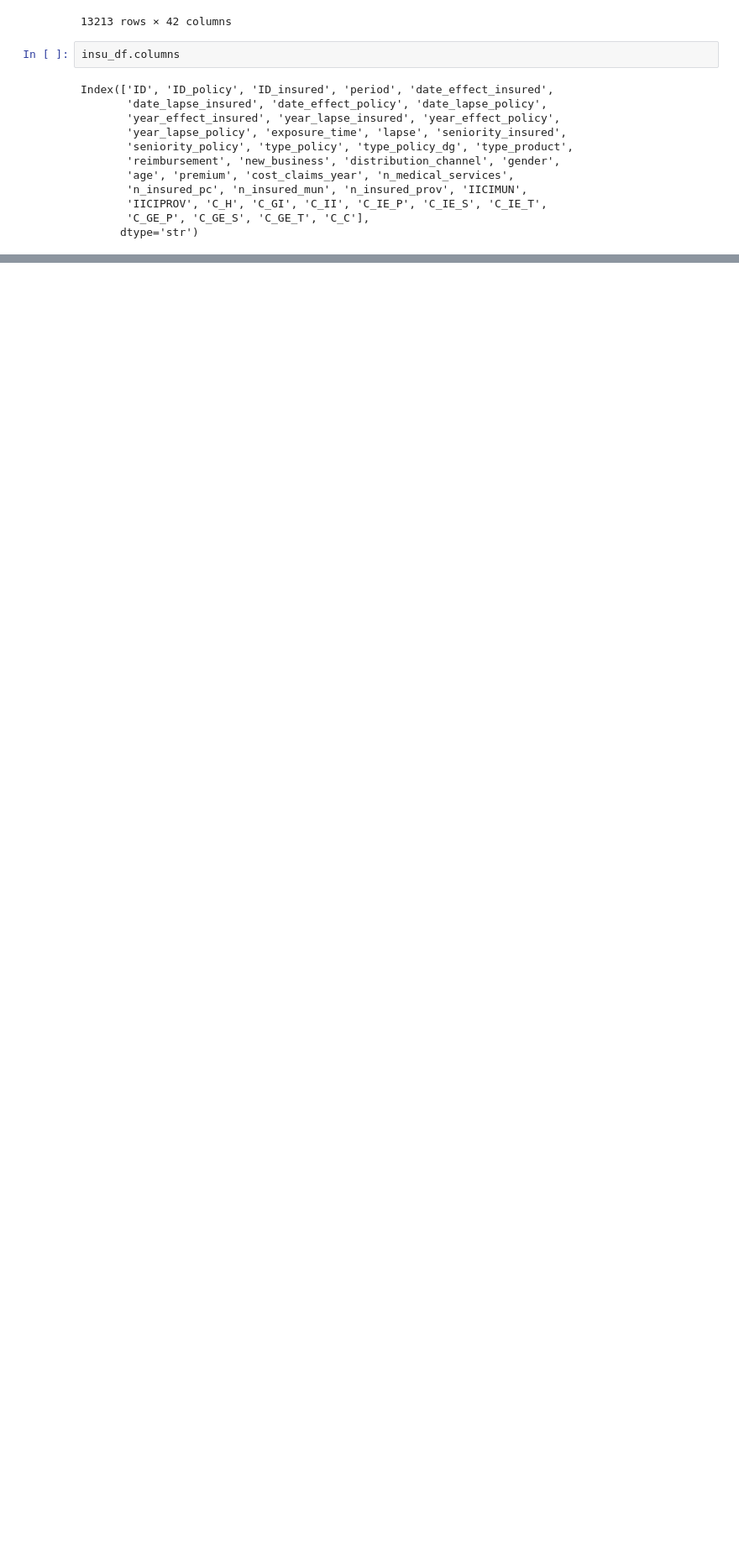
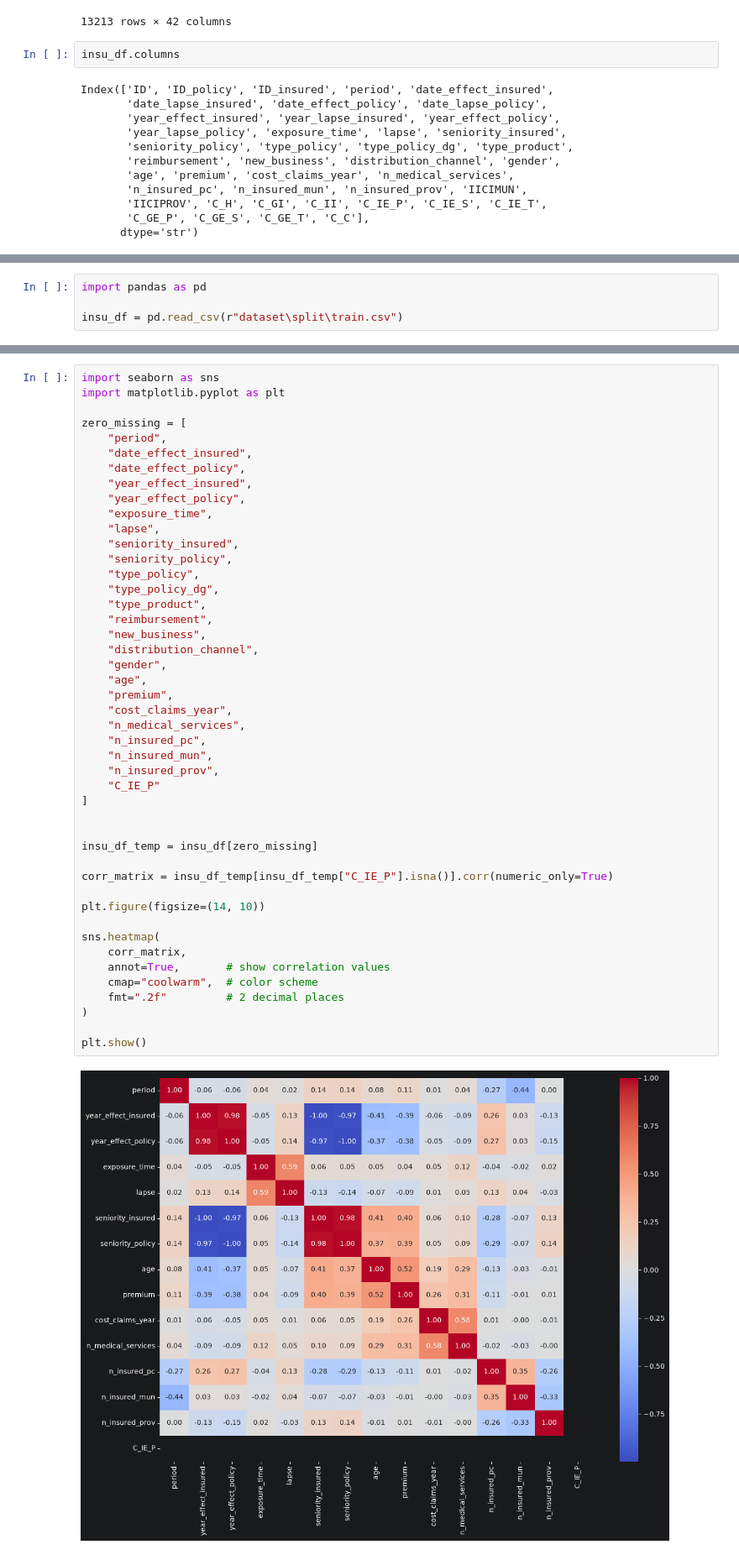
Before and after one commit to Affan279/Customer-Churn-Prediction, a Jupyter notebook: notebooks/02_data_imputation.ipynb, the cells around one changed output, grey strips where cells are left out. Shown at 84% size. Saved outputs shown, nothing was run; the diff lists cells and outputs as text; blank space fills up the shorter version.

```diff
--- a/notebooks/02_data_imputation.ipynb
+++ b/notebooks/02_data_imputation.ipynb
@@ -38,0 +113,4 @@ Index(['ID', 'ID_policy', 'ID_insured', 'period', 'date_effect_insured',
+# %%
+import pandas as pd
+
+insu_df = pd.read_csv(r"dataset\split\train.csv")
@@ -38,0 +207,48 @@ Index(['ID', 'ID_policy', 'ID_insured', 'period', 'date_effect_insured',
+# %%
+import seaborn as sns
+import matplotlib.pyplot as plt
+
+zero_missing = [
+    "period",
+    "date_effect_insured",
+    "date_effect_policy",
+    "year_effect_insured",
+    "year_effect_policy",
+    "exposure_time",
+    "lapse",
+    "seniority_insured",
+    "seniority_policy",
+    "type_policy",
+    "type_policy_dg",
+    "type_product",
+    "reimbursement",
+    "new_business",
+    "distribution_channel",
+    "gender",
+    "age",
+    "premium",
+    "cost_claims_year",
+    "n_medical_services",
+    "n_insured_pc",
+    "n_insured_mun",
+    "n_insured_prov",
+    "C_IE_P"
+]
+
+
+insu_df_temp = insu_df[zero_missing]
+
+corr_matrix = insu_df_temp[insu_df_temp["C_IE_P"].isna()].corr(numeric_only=True)
+
+plt.figure(figsize=(14, 10))
+
+sns.heatmap(
+    corr_matrix,
+    annot=True,       # show correlation values
+    cmap="coolwarm",  # color scheme
+    fmt=".2f"         # 2 decimal places
+)
+
+plt.show()
+# %% [output]
+[figure, added]
```
Also changed, not shown: parts of 32 cells of this notebook, 4 other files.
